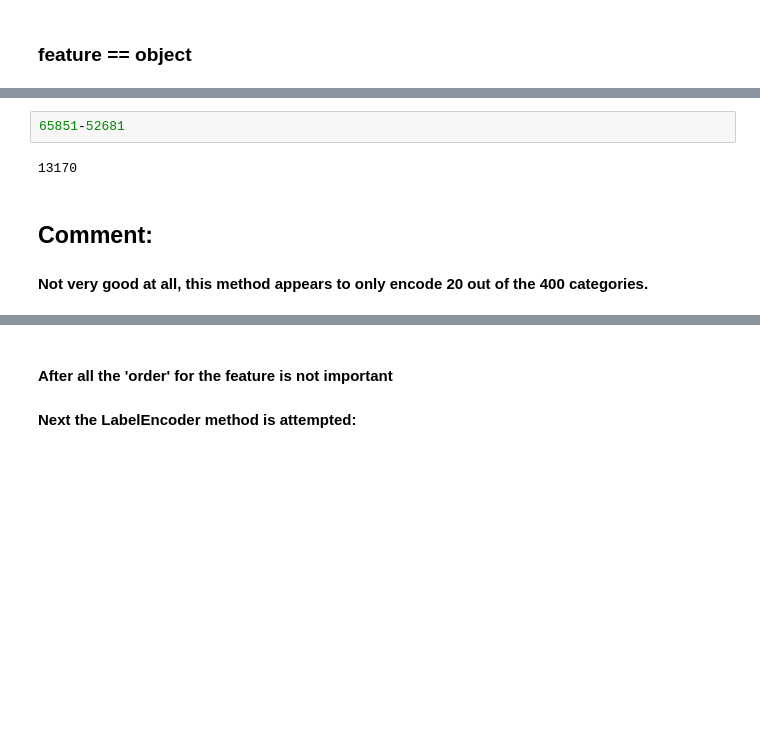
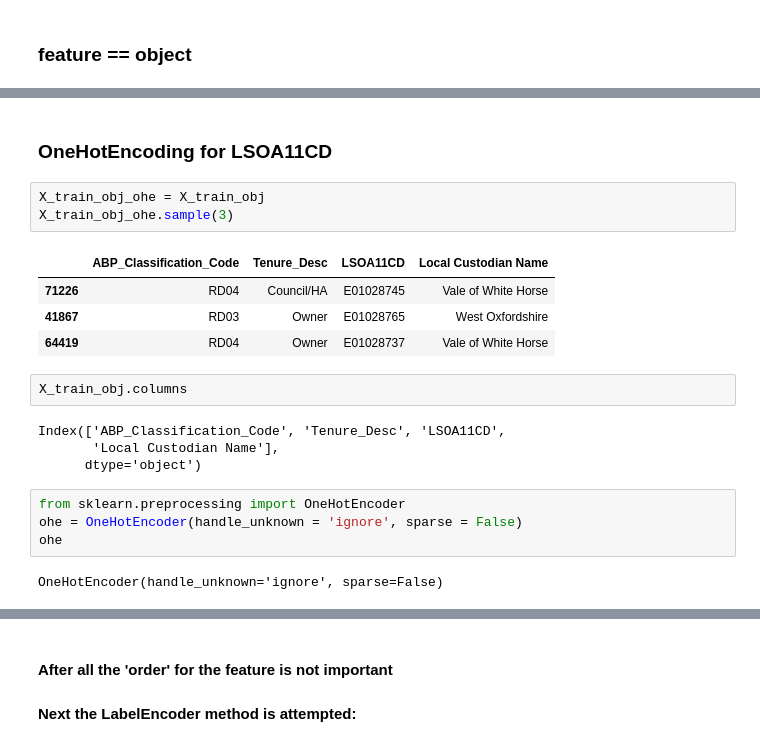
Before and after one commit to admason/C_Spark_Project, a Jupyter notebook: H_SFTY_1_DataCleanse_Exploration.ipynb, the cells around one changed output, grey strips where cells are left out. Drawn from its saved outputs; the diff is of its cells as text; blank space fills up the shorter version.

Commit message:
Add files via upload
Update to have just OneHotEncoder for the object features

```diff
--- a/H_SFTY_1_DataCleanse_Exploration.ipynb
+++ b/H_SFTY_1_DataCleanse_Exploration.ipynb
@@ -603,7 +512,22 @@ X_t
-# %%
-65851-52681
-# %% [output]
-13170
-# %% [markdown]
-## Comment:
-#### Not very good at all, this method appears to only encode 20 out of the 400 categories.
+# %% [markdown]
+### OneHotEncoding for LSOA11CD
+# %%
+X_train_obj_ohe = X_train_obj
+X_train_obj_ohe.sample(3)
+# %% [output]
+|  | ABP_Classification_Code | Tenure_Desc | LSOA11CD | Local Custodian Name |
+| 71226 | RD04 | Council/HA | E01028745 | Vale of White Horse |
+| 41867 | RD03 | Owner | E01028765 | West Oxfordshire |
+| 64419 | RD04 | Owner | E01028737 | Vale of White Horse |
+# %%
+X_train_obj.columns
+# %% [output]
+Index(['ABP_Classification_Code', 'Tenure_Desc', 'LSOA11CD',
+       'Local Custodian Name'],
+      dtype='object')
+# %%
+from sklearn.preprocessing import OneHotEncoder
+ohe = OneHotEncoder(handle_unknown = 'ignore', sparse = False)
+ohe
+# %% [output]
+OneHotEncoder(handle_unknown='ignore', sparse=False)
```
Also changed, not shown: parts of 63 cells of this notebook.
